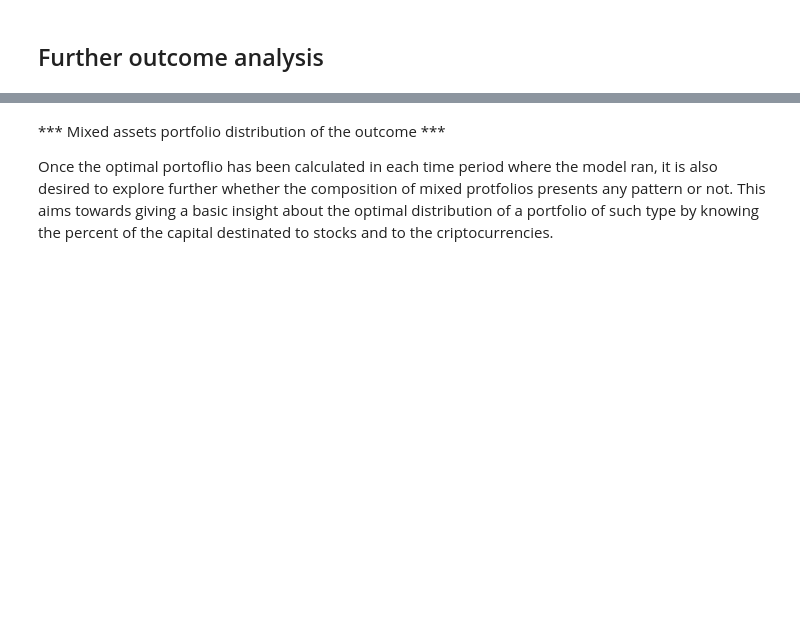
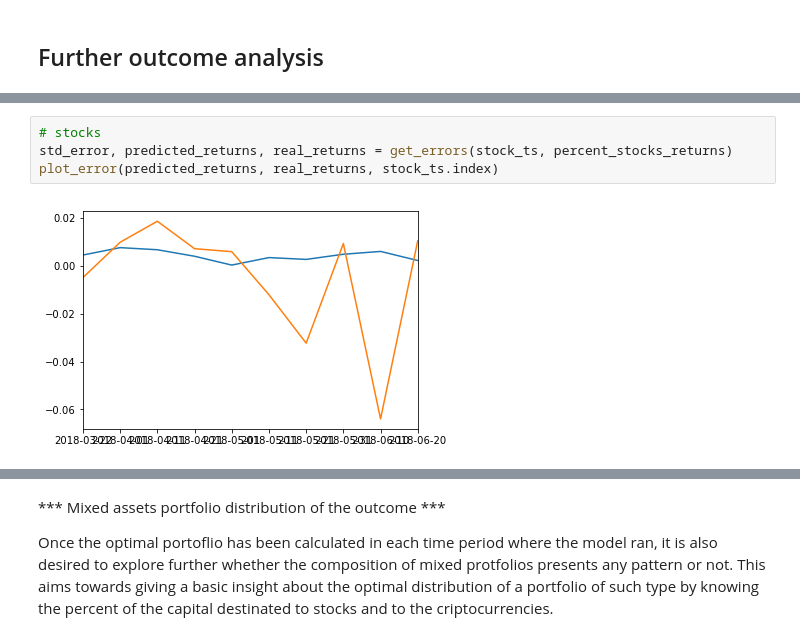
Before and after one commit to pablocs1288/markowitz_the_wizard, a Jupyter notebook: Implementation.ipynb, the cells around one changed output, grey strips where cells are left out. Cells and saved outputs as stored; diff of their text form; blank space fills up the shorter version.

```diff
--- a/Implementation.ipynb
+++ b/Implementation.ipynb
@@ -1318,0 +1259,6 @@ mixed_ts
+# %%
+# stocks
+std_error, predicted_returns, real_returns = get_errors(stock_ts, percent_stocks_returns)
+plot_error(predicted_returns, real_returns, stock_ts.index)
+# %% [output]
+[figure, added]
```
Also changed, not shown: parts of 19 cells of this notebook.
